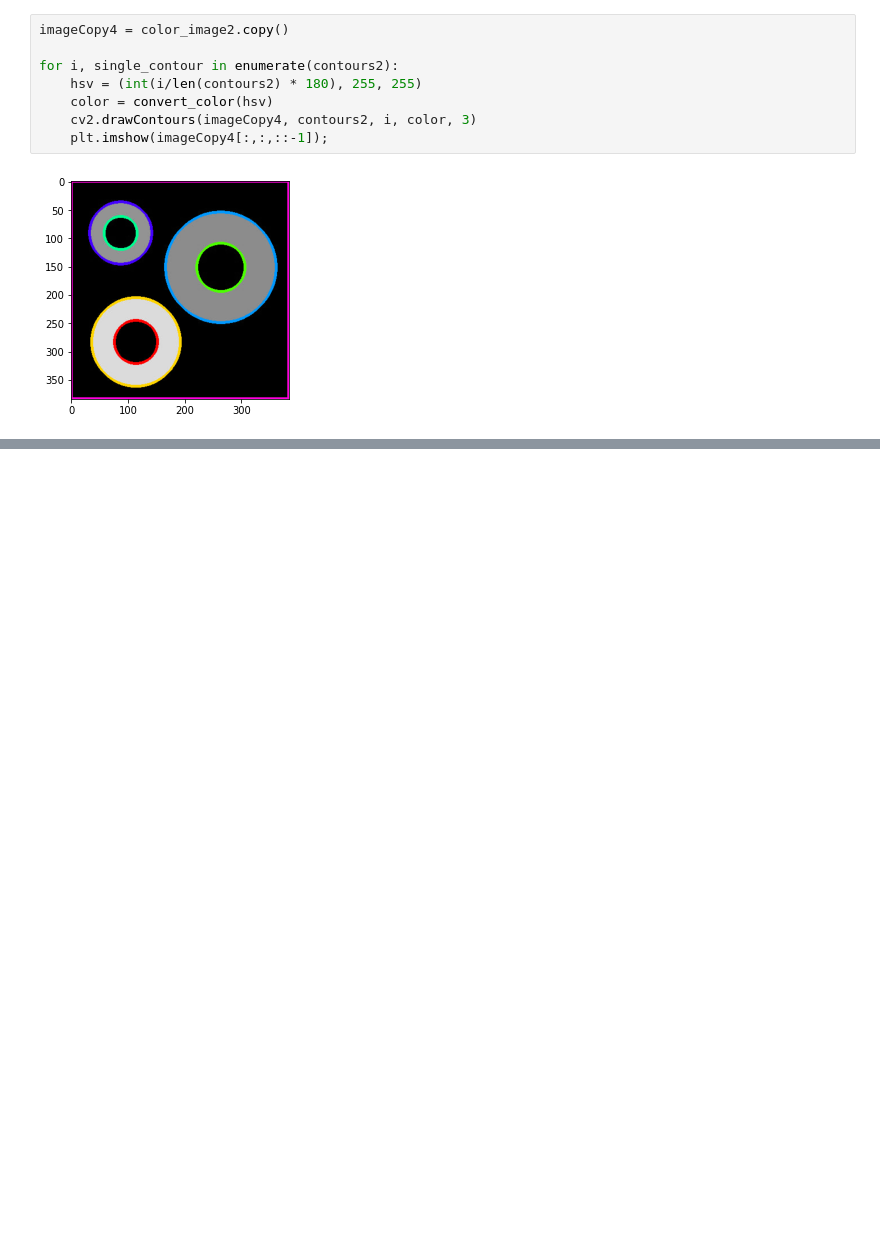
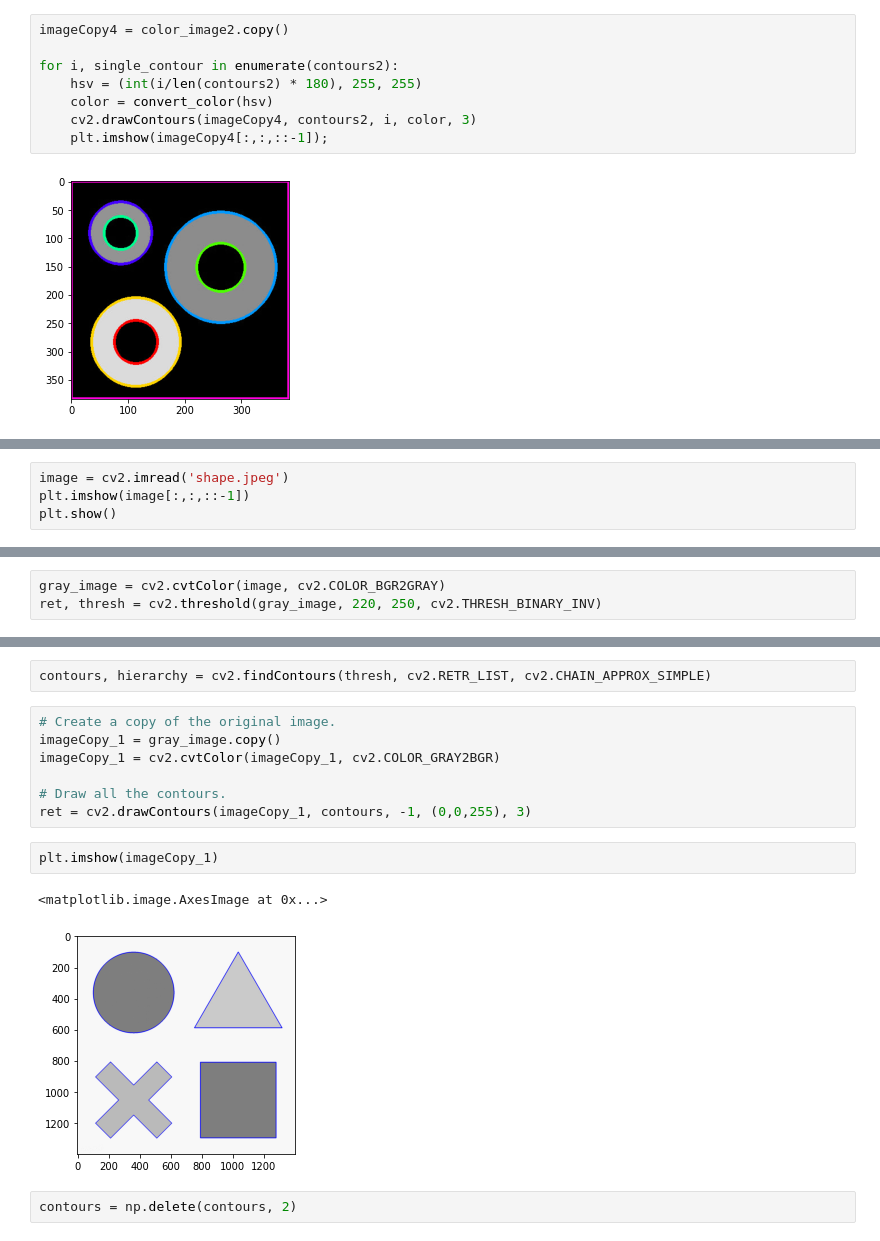
Before and after one commit to chinmaydas96/OpenCV-for-Beginner, a Jupyter notebook: Module-5-Contours/Test.ipynb, the cells around one changed output, grey strips where cells are left out. Saved outputs shown, nothing was run; the diff lists cells and outputs as text; blank space fills up the shorter version.

Commit message:
contour detection

```diff
--- a/Module-5-Contours/Test.ipynb
+++ b/Module-5-Contours/Test.ipynb
@@ -105,0 +112,4 @@ for i, single_contour in enumerate(contours2):
+# %%
+image = cv2.imread('shape.jpeg')
+plt.imshow(image[:,:,::-1])
+plt.show()
@@ -105,0 +118,3 @@ for i, single_contour in enumerate(contours2):
+# %%
+gray_image = cv2.cvtColor(image, cv2.COLOR_BGR2GRAY)
+ret, thresh = cv2.threshold(gray_image, 220, 250, cv2.THRESH_BINARY_INV)
@@ -105,0 +126,16 @@ for i, single_contour in enumerate(contours2):
+# %%
+contours, hierarchy = cv2.findContours(thresh, cv2.RETR_LIST, cv2.CHAIN_APPROX_SIMPLE)
+# %%
+# Create a copy of the original image.
+imageCopy_1 = gray_image.copy()
+imageCopy_1 = cv2.cvtColor(imageCopy_1, cv2.COLOR_GRAY2BGR)
+
+# Draw all the contours.
+ret = cv2.drawContours(imageCopy_1, contours, -1, (0,0,255), 3)
+# %%
+plt.imshow(imageCopy_1)
+# %% [output]
+<matplotlib.image.AxesImage at 0x...>
+[figure, added]
+# %%
+contours = np.delete(contours, 2)
```
Also changed, not shown: parts of 10 cells of this notebook.
